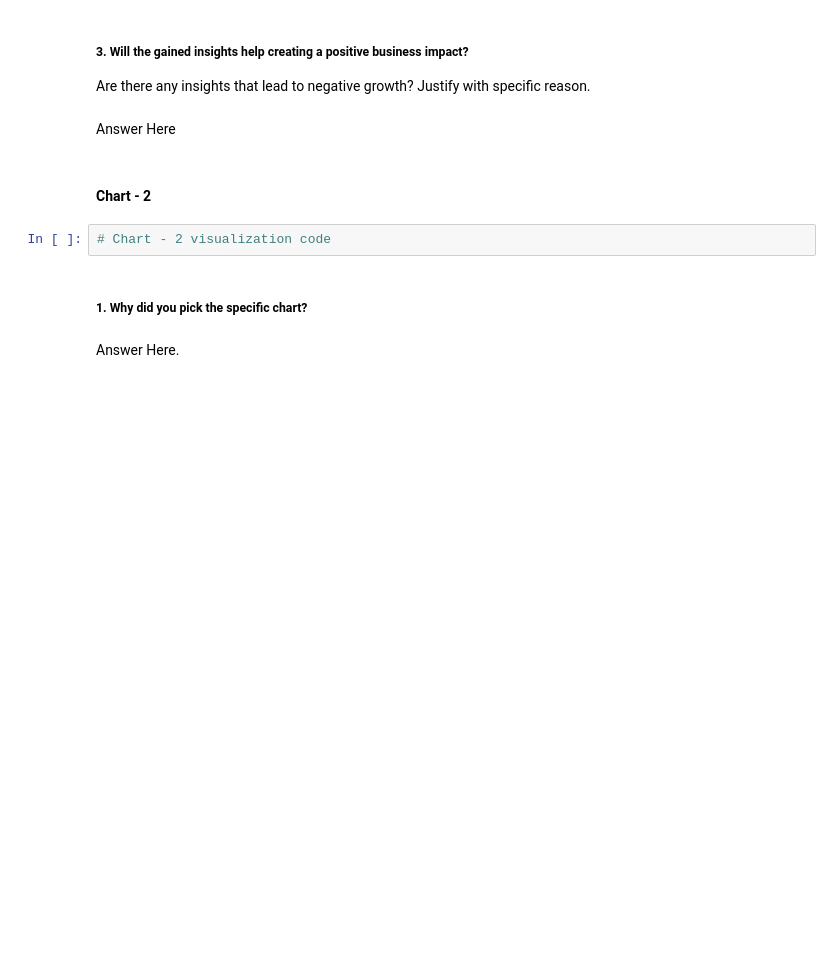
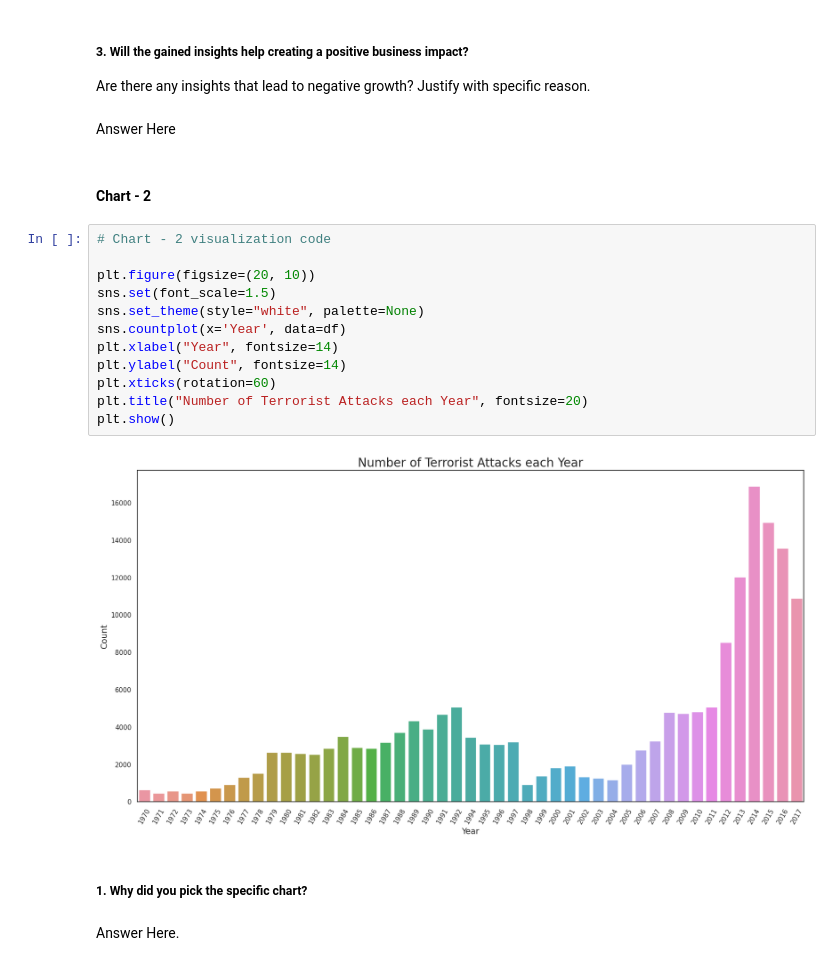
Before and after one commit to Shubham-kumar149/Data-Visualization-With-Python, a Jupyter notebook: Capstone_Project_EDA_on_Global_Terrorism_Dataset.ipynb, the cells around one changed output. Cells and saved outputs as stored; diff of their text form; blank space fills up the shorter version.

```diff
--- a/Capstone_Project_EDA_on_Global_Terrorism_Dataset.ipynb
+++ b/Capstone_Project_EDA_on_Global_Terrorism_Dataset.ipynb
@@ -422,8 +433,20 @@ Are there any insights that lead to negative growth? Justify with specific reaso
 Answer Here
 # %% [markdown]
 #### Chart - 2
-# %%
-# Chart - 2 visualization code
+# %%
+# Chart - 2 visualization code
+
+plt.figure(figsize=(20, 10))
+sns.set(font_scale=1.5)
+sns.set_theme(style="white", palette=None)
+sns.countplot(x='Year', data=df)
+plt.xlabel("Year", fontsize=14)
+plt.ylabel("Count", fontsize=14)
+plt.xticks(rotation=60)
+plt.title("Number of Terrorist Attacks each Year", fontsize=20)
+plt.show()
+# %% [output]
+[figure, added]
 # %% [markdown]
 ##### 1. Why did you pick the specific chart?
 # %% [markdown]
```
Also changed, not shown: parts of 8 cells of this notebook.
